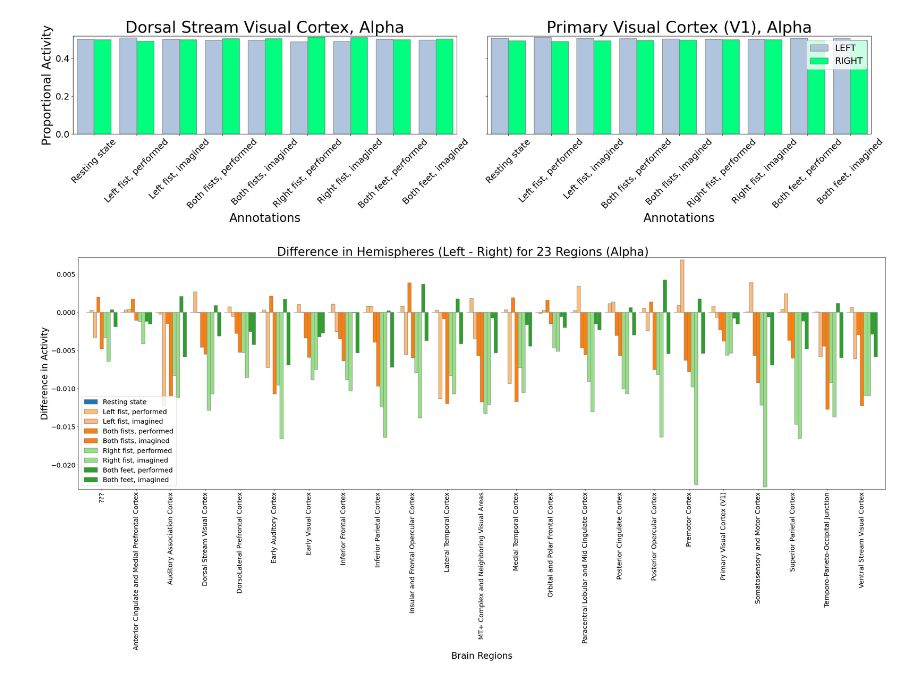
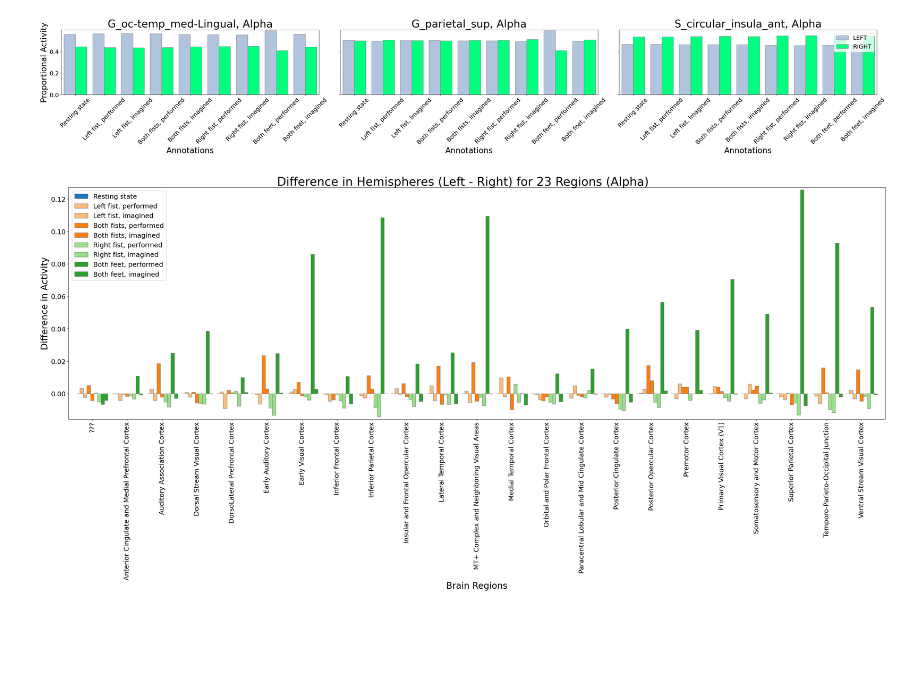
Before and after one commit to gjoelbye/TCAV-BENDR, a Jupyter notebook: notebooks/activity_inspection.ipynb, the cells around one changed output. Cells and saved outputs as stored; diff of their text form; code cells hidden in the pictures; blank space fills up the shorter version.

```diff
--- a/notebooks/activity_inspection.ipynb
+++ b/notebooks/activity_inspection.ipynb
@@ -63,19 +59,23 @@ def sort_dict(dict):
 # %%
-DATA_PATH = '/home/williamtheodor/Documents/DL for EEG Classification/data/'
-#PARCELLATION = 'aparc.a2009s'
-PARCELLATION = 'HCPMMP1_combined'
-PARCELLATION_PATH = DATA_PATH + 'mmidb_' + PARCELLATION + '/mmidb_'+ PARCELLATION
+def load_mmidb_data_dict(DATA_PATH, PARCELLATION, SNR):
 
-delta_activity = np.load(PARCELLATION_PATH + '_1.0_1.0_4.0_parallel.npy', allow_pickle=True).item()
-theta_activity = np.load(PARCELLATION_PATH + '_1.0_4.0_8.0_parallel.npy', allow_pickle=True).item()
-alpha_activity = np.load(PARCELLATION_PATH + '_1.0_8.0_12.0_parallel.npy', allow_pickle=True).item()
-beta_activity = np.load(PARCELLATION_PATH + '_1.0_12.0_30.0_parallel.npy', allow_pickle=True).item()
-gamma_activity = np.load(PARCELLATION_PATH + '_1.0_30.0_70.0_parallel.npy', allow_pickle=True).item()
+    def sort_dict(dict):
+        return {k: dict[k] for k in sorted(dict.keys())}
 
-data = {
-    'Delta': sort_dict(delta_activity),
-    'Theta': sort_dict(theta_activity),
-    'Alpha': sort_dict(alpha_activity),
-    'Beta': sort_dict(beta_activity),
-    'Gamma': sort_dict(gamma_activity)
-}
+    PARCELLATION_PATH = DATA_PATH + 'mmidb_' + PARCELLATION + '/mmidb_'+ PARCELLATION
+
+    delta_activity = np.load(PARCELLATION_PATH + '_' + str(SNR) + '_1.0_4.0_parallel.npy', allow_pickle=True).item()
+    theta_activity = np.load(PARCELLATION_PATH + '_' + str(SNR) + '_4.0_8.0_parallel.npy', allow_pickle=True).item()
+    alpha_activity = np.load(PARCELLATION_PATH + '_' + str(SNR) + '_8.0_12.0_parallel.npy', allow_pickle=True).item()
+    beta_activity = np.load(PARCELLATION_PATH + '_' + str(SNR) + '_12.0_30.0_parallel.npy', allow_pickle=True).item()
+    gamma_activity = np.load(PARCELLATION_PATH + '_' + str(SNR) + '_30.0_70.0_parallel.npy', allow_pickle=True).item()
+
+    data_dict = {
+        'Delta': sort_dict(delta_activity),
+        'Theta': sort_dict(theta_activity),
+        'Alpha': sort_dict(alpha_activity),
+        'Beta': sort_dict(beta_activity),
+        'Gamma': sort_dict(gamma_activity)
+    }
+
+    return data_dict
@@ -408,14 +417,14 @@ def plot_region_comparison(comparison_dict, task_dict, band_name):
     plt.legend(fontsize=TICK_LABEL_SIZE)
     plt.show()
 # %%
-#labels_of_interest = ['G_oc-temp_med-Lingual', 'G_parietal_sup', 'S_circular_insula_ant']
-labels_of_interest = ['Dorsal Stream Visual Cortex',  'Primary Visual Cortex (V1)']
+labels_of_interest = ['G_oc-temp_med-Lingual', 'G_parietal_sup', 'S_circular_insula_ant']
+#labels_of_interest = ['Dorsal Stream Visual Cortex',  'Primary Visual Cortex (V1)']
 
 for band_name, activity in [('Alpha', data['Alpha'])]:#data.items():
     comparison_dict = compare_hemiphere_regions(activity, task_dict, label_names, labels_of_interest)
     plot_region_comparison(comparison_dict, task_dict, band_name)
 # %% [output]
-[figure, old version]
+[figure, new version]
 # %%
 def plot_region_differences(activity_differences, neutral_labels, band_name, task_dict):
 
@@ -501,6 +510,6 @@ def examine_activity_differences(data, label_names, task_dict, band_name, suffix
     plot_region_differences(activity_differences, neutral_labels, band_name, task_dict)
 # %%
 #for band_name, activity in data.items():
-examine_activity_differences(data['Alpha'], label_names, task_dict, 'Alpha')
+examine_activity_differences(data_dict['Alpha'], label_names, task_dict, 'Alpha')
 # %% [output]
-[figure, old version]
+[figure, new version]
```
Also changed, not shown: parts of 6 cells of this notebook, 2 other files.
